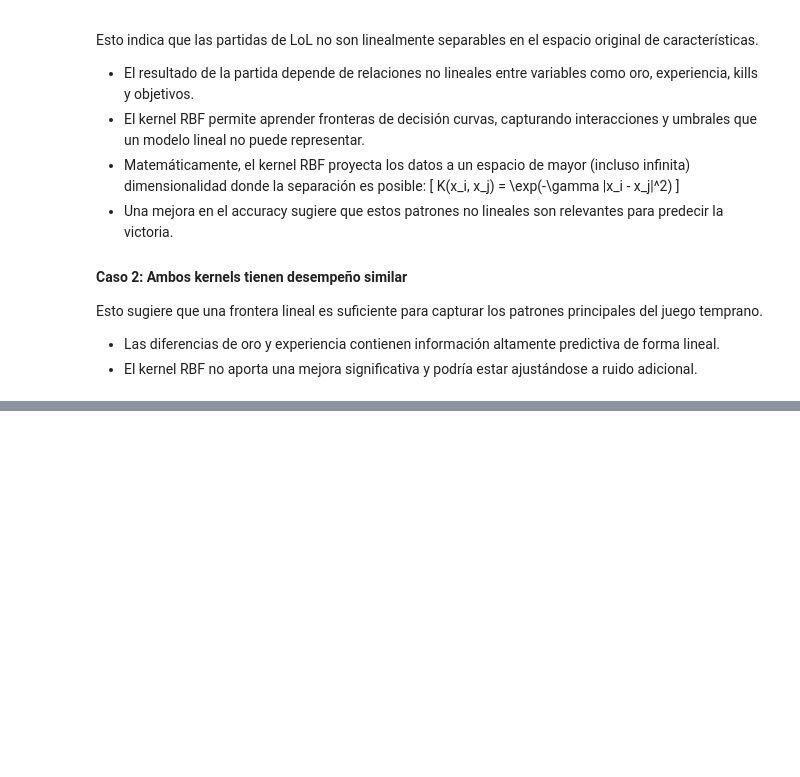
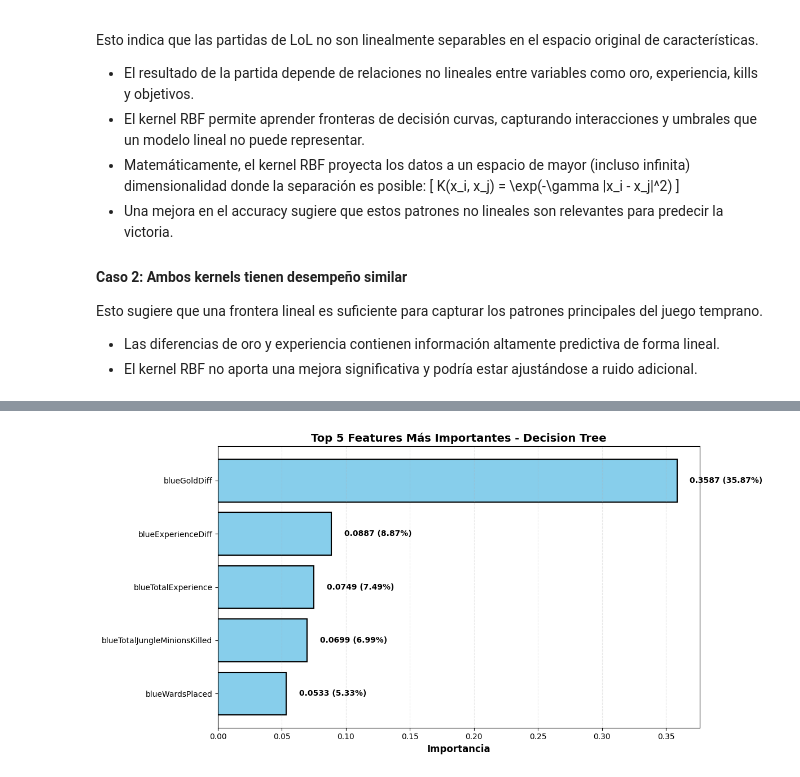
Before and after one commit to DavidDominguez-11/AI-LAB3, a Jupyter notebook: task3.ipynb, the cells around one changed output, grey strips where cells are left out. Cells and saved outputs as stored; diff of their text form; code cells hidden in the pictures; blank space fills up the shorter version.

```diff
--- a/task3.ipynb
+++ b/task3.ipynb
@@ -539,0 +665,15 @@ Esto sugiere que una frontera lineal es suficiente para capturar los patrones pr
+# %%
+# Extraer feature importances del árbol completo (no el limitado)
+feature_importances = dt_classifier.feature_importances_
+
+# Crear DataFrame con las importancias
+importance_df = pd.DataFrame({
+    'Feature': X_train.columns,
+    'Importance': feature_importances
+}).sort_values('Importance', ascending=False)
+
+print("FEATURE IMPORTANCE - TOP 10")
+print(importance_df.head(10).to_string(index=False))
+
+# Verificar que suman 1
+print(f"\nSuma total de importancias: {feature_importances.sum():.4f}")
@@ -539,0 +695,21 @@ Esto sugiere que una frontera lineal es suficiente para capturar los patrones pr
+# %%
+# Graficar las TOP 5 features más importantes
+top_5_features = importance_df.head(5)
+
+plt.figure(figsize=(12, 6))
+bars = plt.barh(top_5_features['Feature'], top_5_features['Importance'],
+                color='skyblue', edgecolor='black', linewidth=1.5)
+
+# Agregar valores en las barras
+for i, (feature, importance) in enumerate(zip(top_5_features['Feature'], top_5_features['Importance'])):
+    plt.text(importance + 0.01, i, f'{importance:.4f} ({importance*100:.2f}%)',
+             va='center', fontsize=10, fontweight='bold')
+
+plt.xlabel('Importancia', fontsize=12, fontweight='bold')
+plt.title('Top 5 Features Más Importantes - Decision Tree', fontsize=14, fontweight='bold')
+plt.gca().invert_yaxis()  # Invertir para que el más importante esté arriba
+plt.grid(axis='x', alpha=0.3, linestyle='--')
+plt.tight_layout()
+plt.show()
+# %% [output]
+[figure, added]
```
Also changed, not shown: parts of 15 cells of this notebook.
